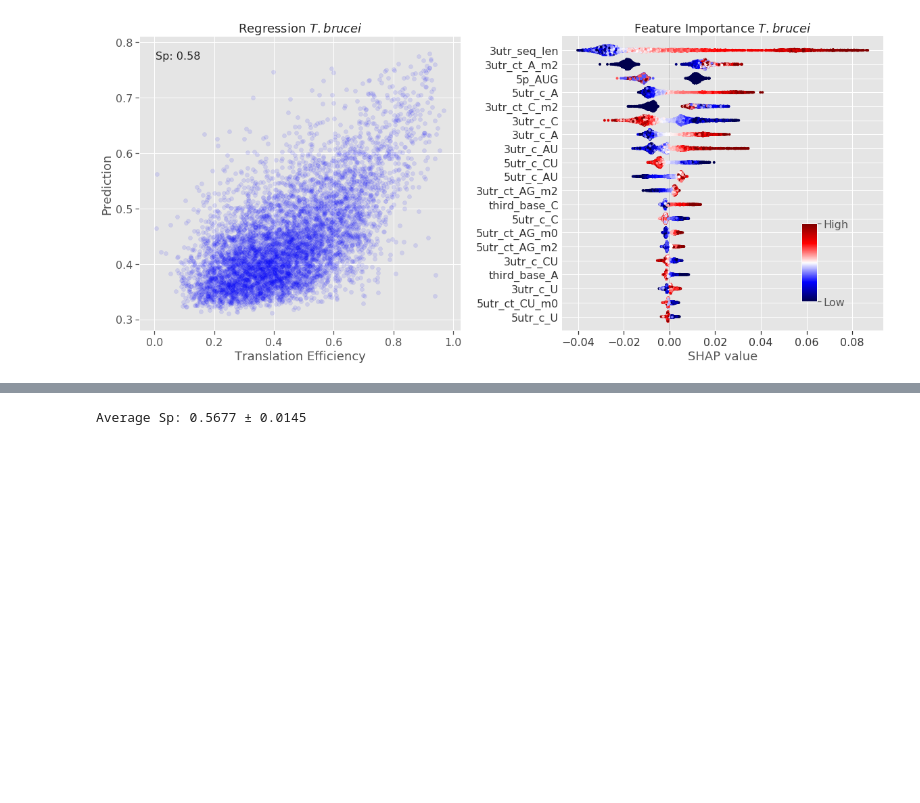
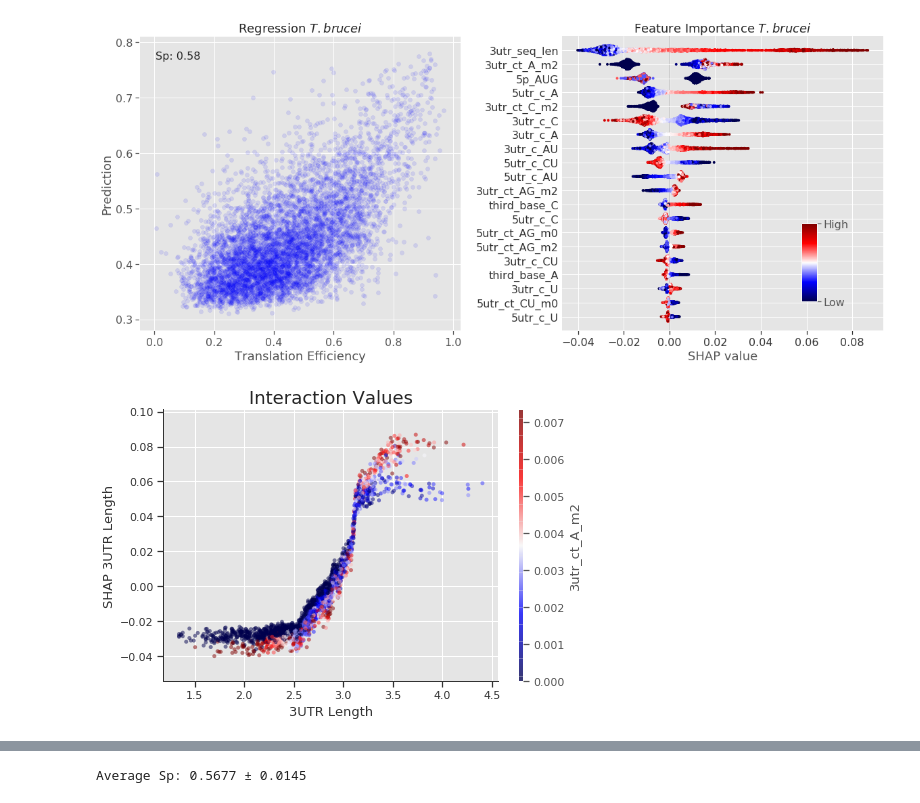
Before and after one commit to mtinti/decoding-gene-expression, a Jupyter notebook: TB/TB.ipynb, the cells around one changed output, grey strips where cells are left out. Saved outputs shown, nothing was run; the diff lists cells and outputs as text; code cells hidden in the pictures; blank space fills up the shorter version.

```diff
--- a/TB/TB.ipynb
+++ b/TB/TB.ipynb
@@ -56,20 +36,0 @@ from string_utils import multiple_replace
-# %%
-counts_column = ['RIBO_SRR1272136','RIBO_SRR1272137','RIBO_SRR1272138', 'RNA_SRR1272145','RNA_SRR1272146','RNA_SRR1272147','Length']
-
-def rpkm(counts, lengths):
-    N = np.sum(counts, axis=0)  # sum each column to get total reads per sample
-    L = lengths
-    C = counts
-    normed = 1e9 * C / (N[np.newaxis, :] * L[:, np.newaxis])
-    return normed
-
-def tpm(counts, lengths):
-    # Convert lengths to kilobases
-    lengths_kb = lengths / 1e3
-    # Calculate RPK
-    rpk = counts / lengths_kb[:, np.newaxis]
-    # Calculate scaling factor
-    scaling_factor = np.sum(rpk, axis=0) / 1e6
-    # Calculate TPM
-    tpm = rpk / scaling_factor[np.newaxis, :]
-    return tpm
@@ -506 +472,16 @@ plt.show()
+# %%
+shap.dependence_plot('3utr_seq_len',
+                     shap_values,
+                     X_test,show=False,
+                     cmap='seismic',feature_names=feature_names, alpha=0.5)
+plt.title('Interaction Values',fontsize=18)
+plt.ylabel('SHAP 3UTR Length')
+plt.xlabel('3UTR Length')
+current_ticks = plt.xticks()[0]
+new_labels = [str(int(10**x)) for x in current_ticks]
+new_labels[-1]=''
+new_labels[0]=''
+plt.show()
+# %% [output]
+[figure, added]
 # %%
```
Also changed, not shown: parts of 9 cells of this notebook, 47 other files.
